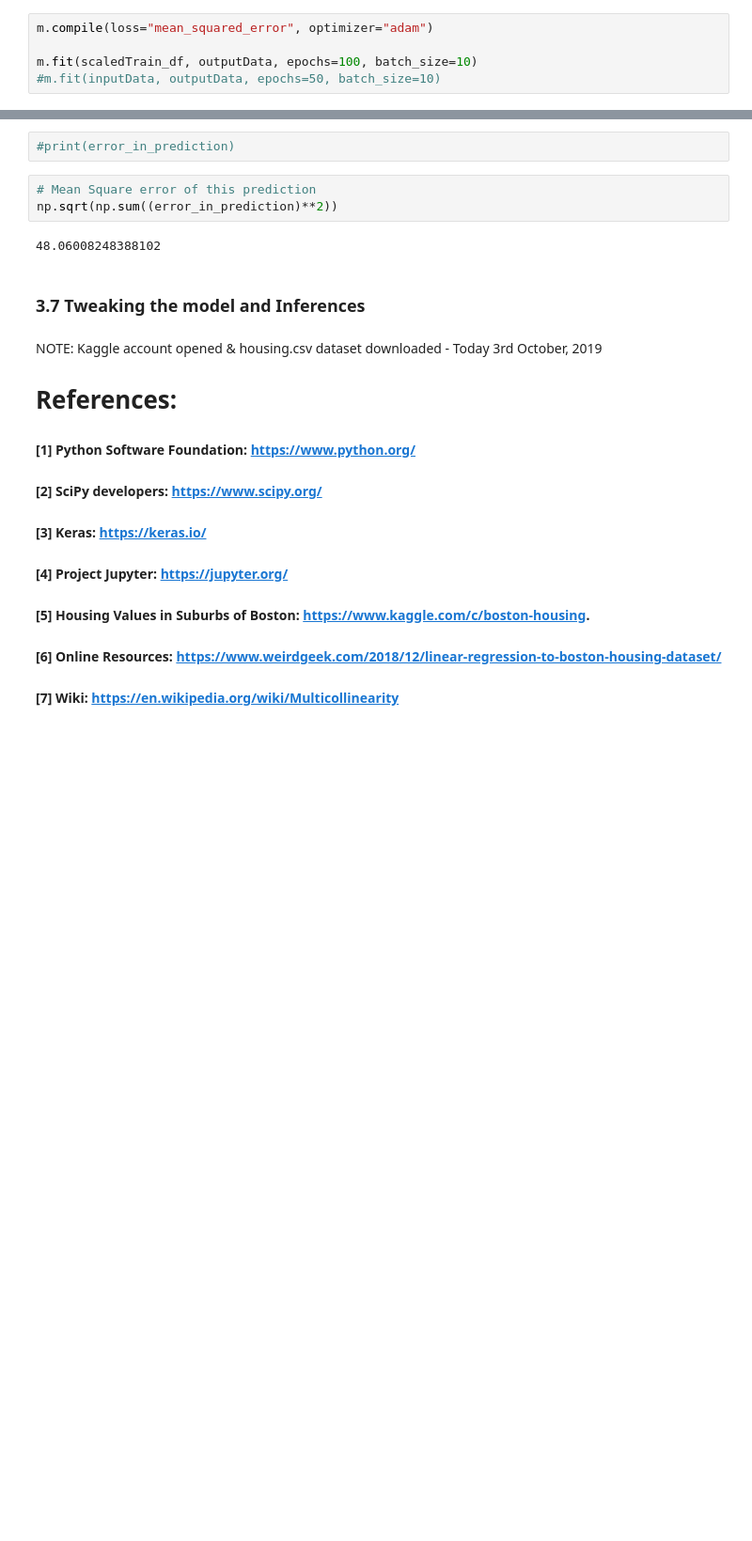
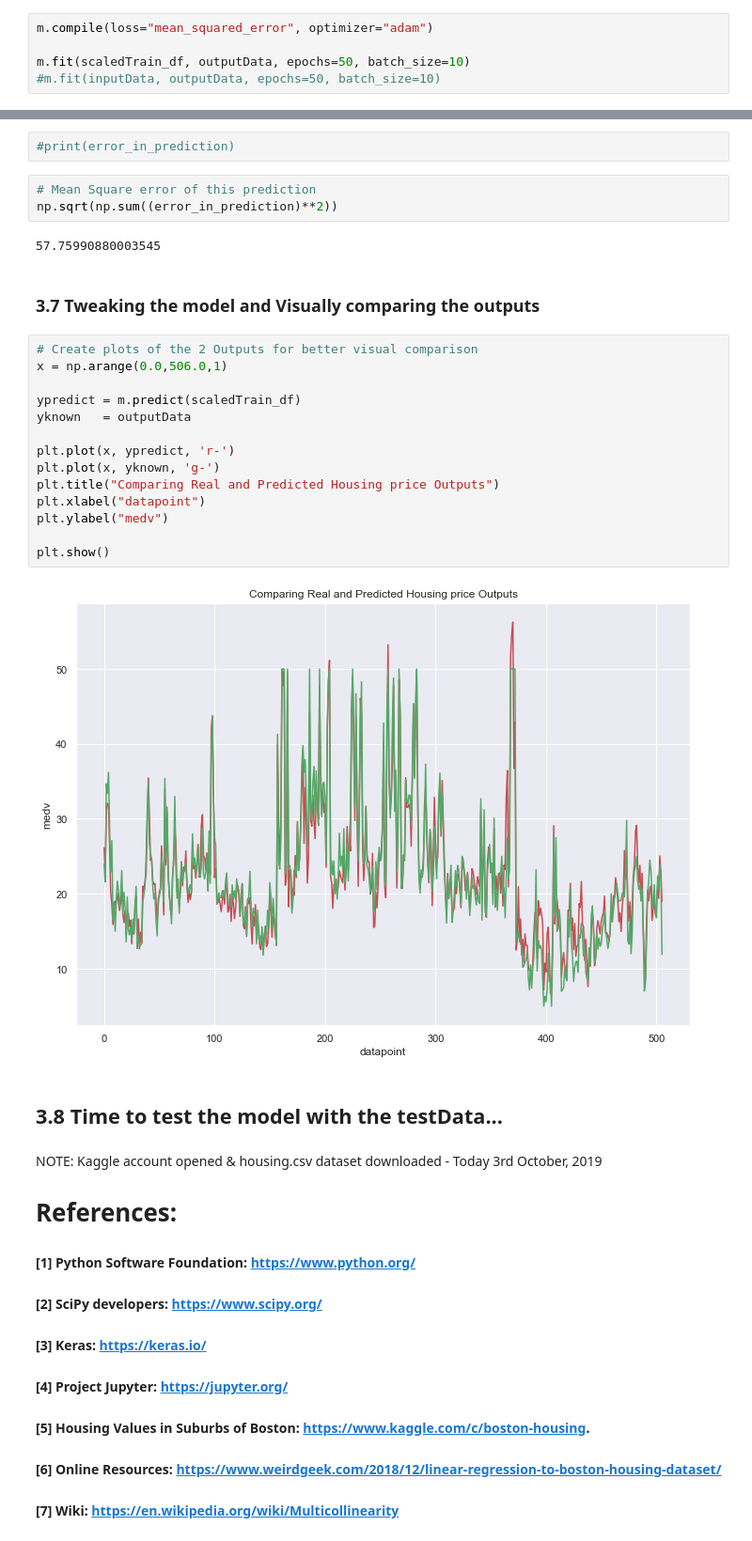
Before and after one commit to dewaledr/MLearning-Projects, a Jupyter notebook: Project_BostonHousePrices.ipynb, the cells around one changed output, grey strips where cells are left out. Shown at 94% size. Drawn from its saved outputs; the diff is of its cells as text; blank space fills up the shorter version.

Commit message:
Training is now inch perfect

```diff
--- a/Project_BostonHousePrices.ipynb
+++ b/Project_BostonHousePrices.ipynb
@@ -778,6 +778,6 @@ m.add(kr.layers.Dense(1,activation="linear"))
 # %%
 m.compile(loss="mean_squared_error", optimizer="adam")
 
-m.fit(scaledTrain_df, outputData, epochs=100, batch_size=10)
+m.fit(scaledTrain_df, outputData, epochs=50, batch_size=10)
 #m.fit(inputData, outputData, epochs=50, batch_size=10)
 # %% [output]
@@ -855,9 +855,27 @@ error_in_prediction = m.predict(scaledTrain_df).T - outputData.values.reshape(1,
 # Mean Square error of this prediction
 np.sqrt(np.sum((error_in_prediction)**2))
 # %% [output]
-48.06008248388102
+57.75990880003545
 # %% [markdown]
-### 3.7 Tweaking the model and Inferences
+### 3.7 Tweaking the model and Visually comparing the outputs
+# %%
+# Create plots of the 2 Outputs for better visual comparison
+x = np.arange(0.0,506.0,1)
+
+ypredict = m.predict(scaledTrain_df)
+yknown   = outputData
+
+plt.plot(x, ypredict, 'r-')
+plt.plot(x, yknown, 'g-')
+plt.title("Comparing Real and Predicted Housing price Outputs")
+plt.xlabel("datapoint")
+plt.ylabel("medv")
+
+plt.show()
+# %% [output]
+[figure, added]
+# %% [markdown]
+## 3.8 Time to test the model with the testData...
 # %% [markdown]
 NOTE: Kaggle account opened & housing.csv dataset downloaded - Today 3rd October, 2019
 # References:
```
Also changed, not shown: parts of 11 cells of this notebook.
